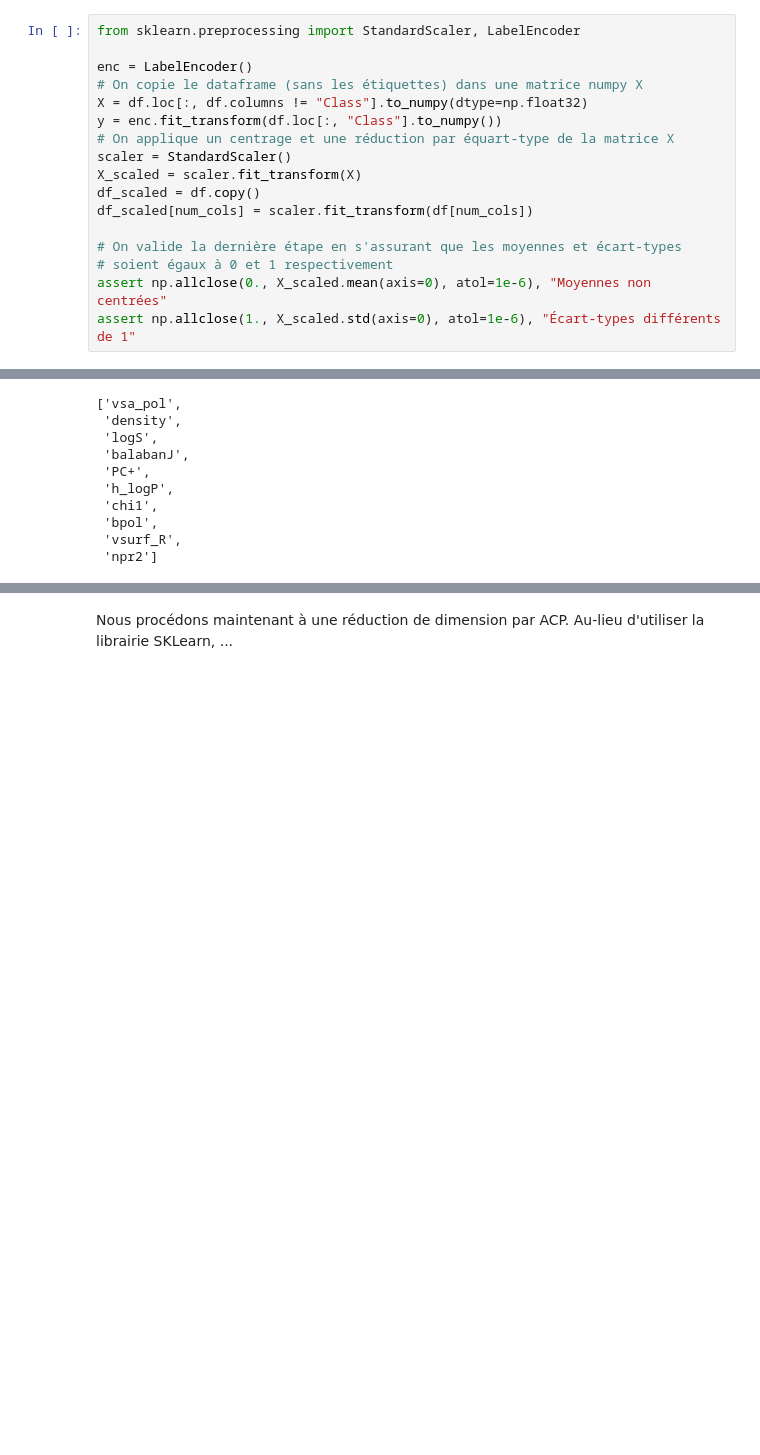
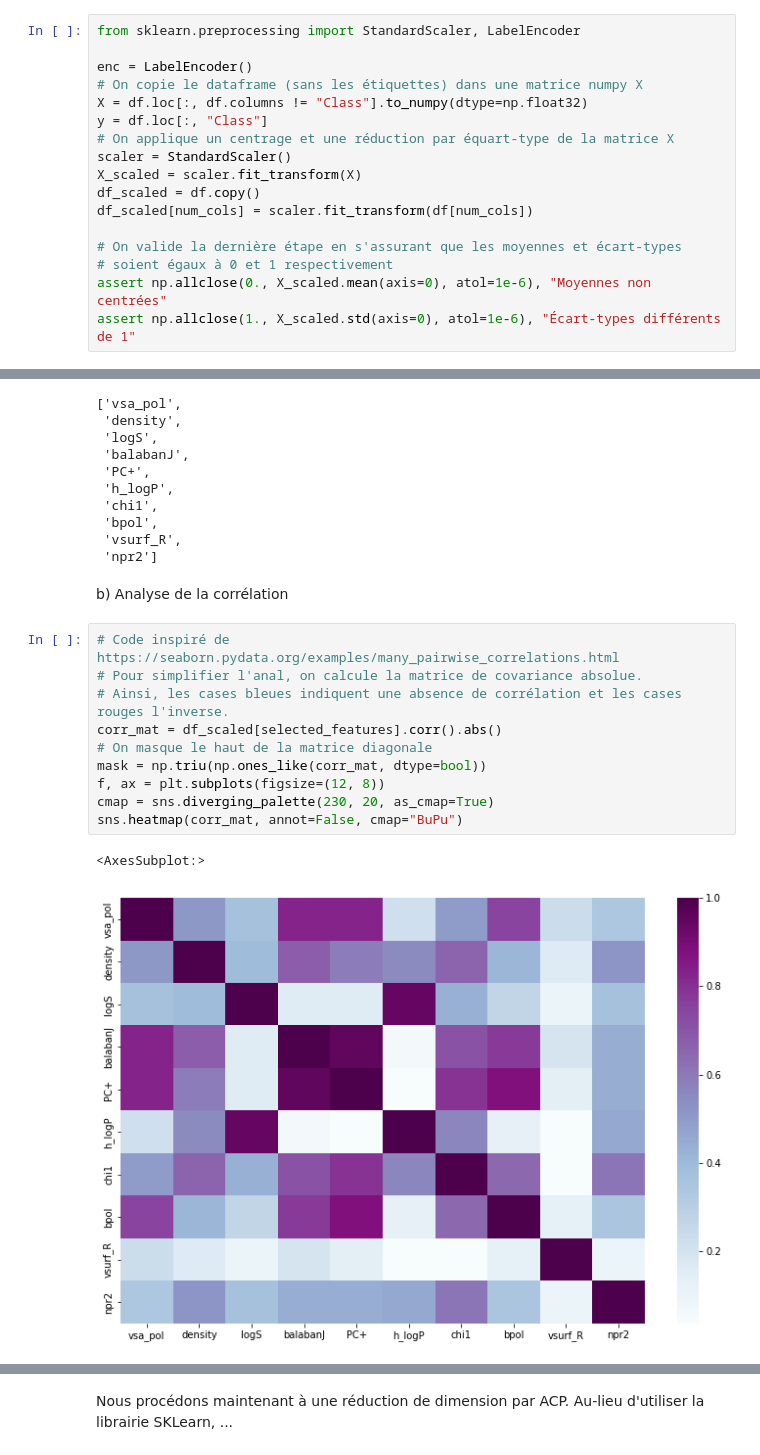
Before and after one commit to ireydiak/fraud_detection, a Jupyter notebook: tp1_v1.ipynb, the cells around one changed output, grey strips where cells are left out. Cells and saved outputs as stored; diff of their text form; blank space fills up the shorter version.

```diff
--- a/tp1_v1.ipynb
+++ b/tp1_v1.ipynb
@@ -219,7 +141,7 @@ from sklearn.preprocessing import StandardScaler, LabelEncoder
 enc = LabelEncoder()
 # On copie le dataframe (sans les étiquettes) dans une matrice numpy X
 X = df.loc[:, df.columns != "Class"].to_numpy(dtype=np.float32)
-y = enc.fit_transform(df.loc[:, "Class"].to_numpy())
+y = df.loc[:, "Class"]
 # On applique un centrage et une réduction par équart-type de la matrice X
 scaler = StandardScaler()
 X_scaled = scaler.fit_transform(X)
@@ -363,3 +217,18 @@ selected_features
  'bpol',
  'vsurf_R',
  'npr2']
+# %% [markdown]
+b) Analyse de la corrélation
+# %%
+# Code inspiré de https://seaborn.pydata.org/examples/many_pairwise_correlations.html
+# Pour simplifier l'anal, on calcule la matrice de covariance absolue.
+# Ainsi, les cases bleues indiquent une absence de corrélation et les cases rouges l'inverse.
+corr_mat = df_scaled[selected_features].corr().abs()
+# On masque le haut de la matrice diagonale
+mask = np.triu(np.ones_like(corr_mat, dtype=bool))
+f, ax = plt.subplots(figsize=(12, 8))
+cmap = sns.diverging_palette(230, 20, as_cmap=True)
+sns.heatmap(corr_mat, annot=False, cmap="BuPu")
+# %% [output]
+<AxesSubplot:>
+[figure, added]
```
Also changed, not shown: parts of 40 cells of this notebook.
